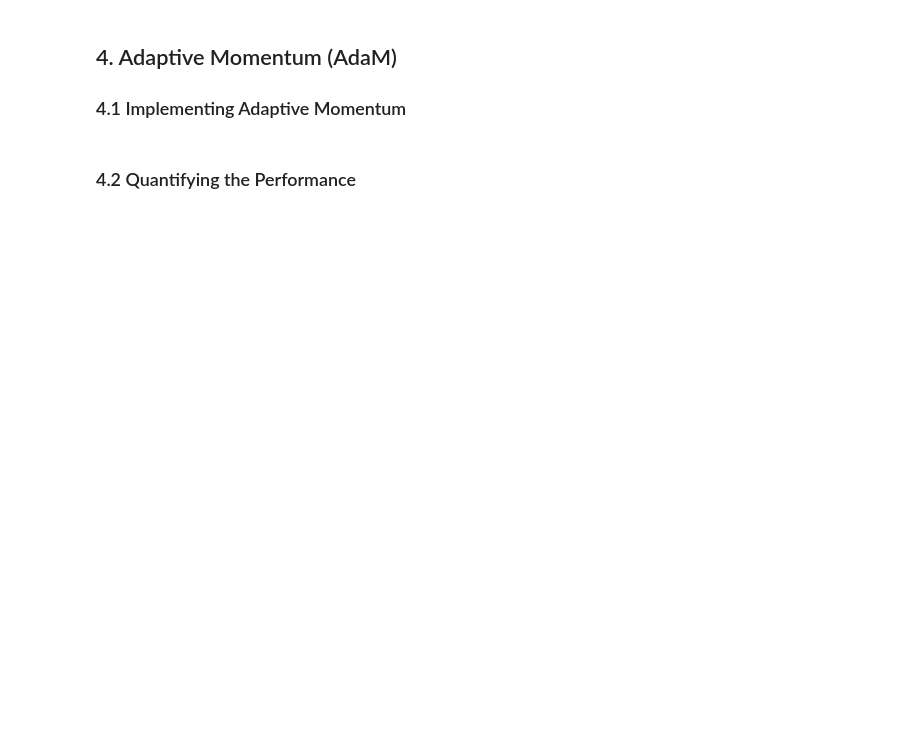
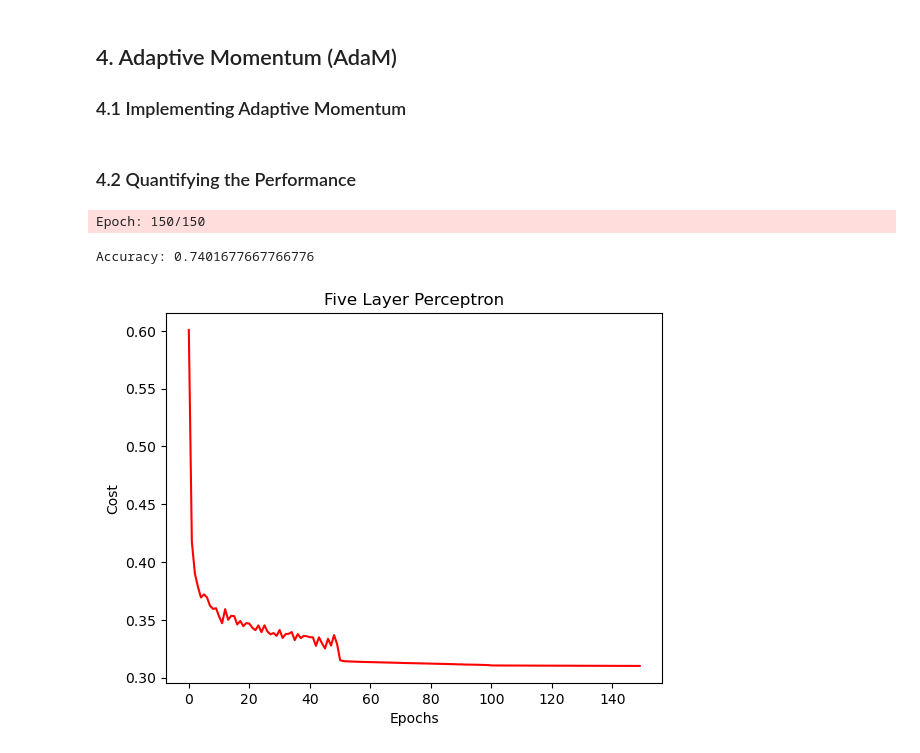
Before and after one commit to Mikecamdo/MachineLearning, a Jupyter notebook: Lab 4/TheMulti-LayerPerceptron.ipynb, the cells around one changed output. Drawn from its saved outputs; the diff is of its cells as text; code cells hidden in the pictures; blank space fills up the shorter version.

```diff
--- a/Lab 4/TheMulti-LayerPerceptron.ipynb
+++ b/Lab 4/TheMulti-LayerPerceptron.ipynb
@@ -1339,2 +1569,32 @@ plt.show()
 # %% [markdown]
 ### 4.2 Quantifying the Performance
+# %%
+neural_network_8 = FiveLayerPerceptronADAM(n_hidden_1=64,
+                                           n_hidden_2=64,
+                                           n_hidden_3=64,
+                                           n_hidden_4=64,
+                                           C=0.1, # tradeoff L2 regularizer
+                                           epochs=150, # iterations
+                                           eta=0.01,  # learning rate
+                                           random_state=1,
+                                           minibatches=64,
+                                           decrease_const=0.1,
+                                           decrease_iter=50)
+
+neural_network_8.fit(X_train_norm_np, y_train_np, print_progress=10)
+yhat_8 = neural_network_8.predict(X_test_norm_np)
+
+print('Accuracy:', accuracy_score(y_test_np, yhat_8))
+# %% [output]
+Epoch: 150/150
+Accuracy: 0.7401677667766776
+# %%
+cost_avgs = [np.mean(x) for x in neural_network_8.cost_]
+
+plt.plot(range(len(cost_avgs)), cost_avgs, color='red')
+plt.ylabel('Cost')
+plt.xlabel('Epochs')
+plt.title('Five Layer Perceptron')
+plt.show()
+# %% [output]
+[figure, added]
```
Also changed, not shown: parts of 21 cells of this notebook.
